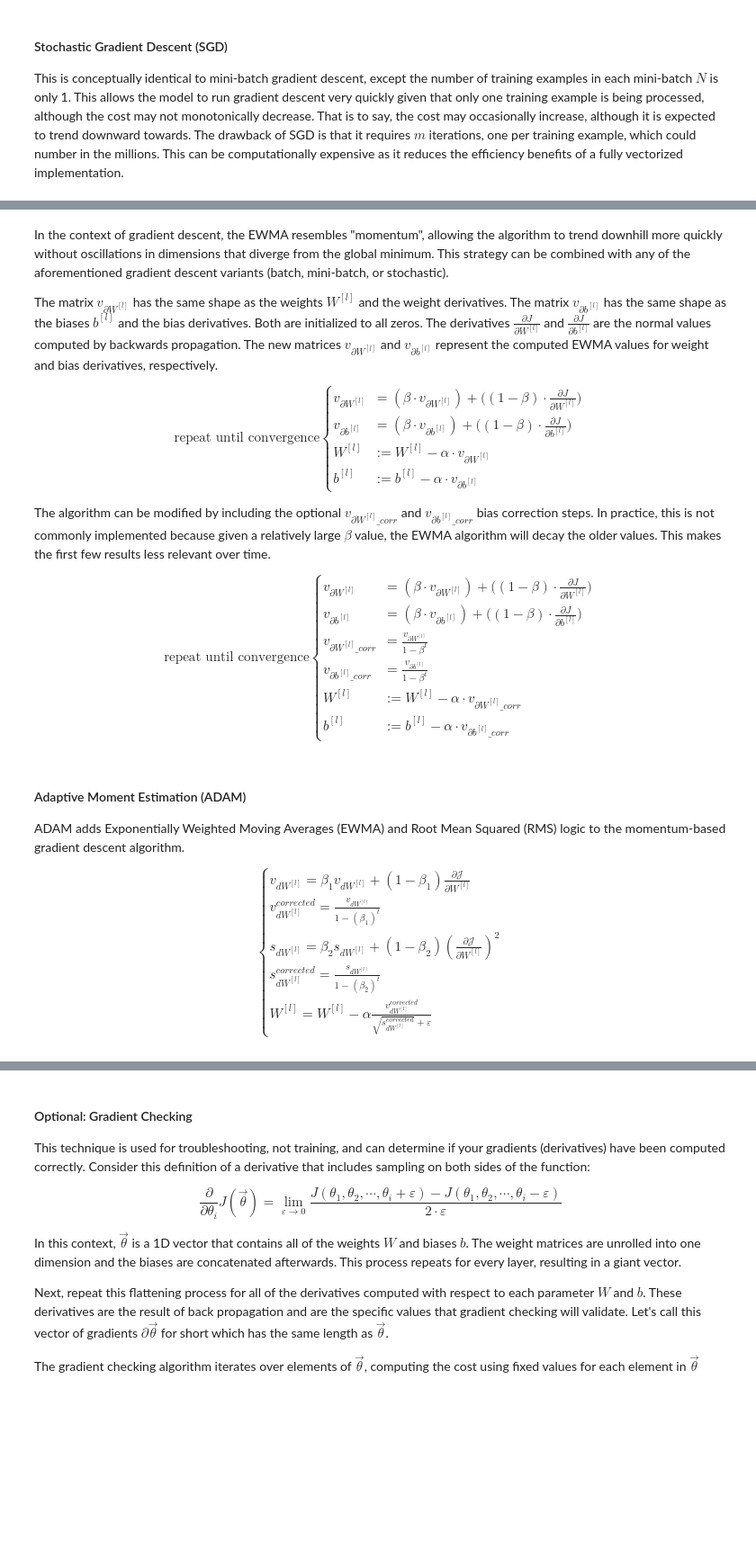
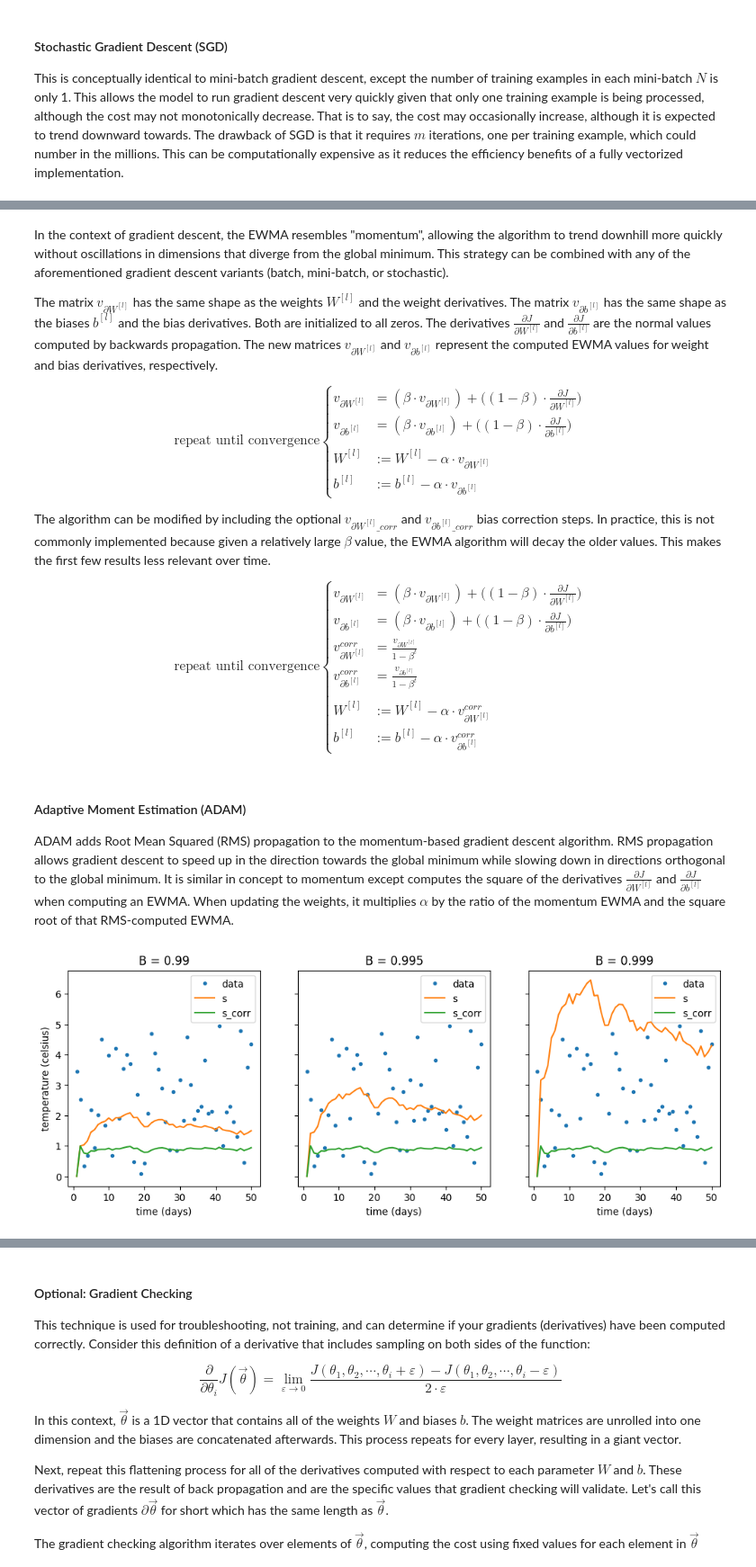
Before and after one commit to nickrusso42518/ml-qrg, a Jupyter notebook: ml_qrg.ipynb, the cells around one changed output, grey strips where cells are left out. Shown at 90% size. Saved outputs shown, nothing was run; the diff lists cells and outputs as text; code cells hidden in the pictures; blank space fills up the shorter version.

Commit message:
adam

```diff
--- a/ml_qrg.ipynb
+++ b/ml_qrg.ipynb
@@ -1002,6 +1002,7 @@ $$
 \begin{cases}
 v_{\partial W^{[l]}} & = (\beta \cdot v_{\partial W^{[l]}}) + \bigl((1 - \beta) \cdot \frac{\partial J}{\partial W^{[l]}}\bigr) \\
 v_{\partial b^{[l]}} & = (\beta \cdot v_{\partial b^{[l]}}) + \bigl((1 - \beta) \cdot \frac{\partial J}{\partial b^{[l]}}\bigr) \\
+\\
 W^{[l]} & := W^{[l]} - \alpha \cdot v_{\partial W^{[l]}} \\
 b^{[l]} & := b^{[l]} - \alpha \cdot v_{\partial b^{[l]}}
 \end{cases}
@@ -1014,22 +1015,48 @@ $$
 \begin{cases}
 v_{\partial W^{[l]}} & = (\beta \cdot v_{\partial W^{[l]}}) + \bigl((1 - \beta) \cdot \frac{\partial J}{\partial W^{[l]}}\bigr) \\
 v_{\partial b^{[l]}} & = (\beta \cdot v_{\partial b^{[l]}}) + \bigl((1 - \beta) \cdot \frac{\partial J}{\partial b^{[l]}}\bigr) \\
-v_{\partial W^{[l]}\_corr} & = \frac{v_{\partial W^{[l]}}}{1 - \beta^t} \\
-v_{\partial b^{[l]}\_corr} & = \frac{v_{\partial b^{[l]}}}{1 - \beta^t} \\
-W^{[l]} & := W^{[l]} - \alpha \cdot v_{\partial W^{[l]}\_corr} \\
-b^{[l]} & := b^{[l]} - \alpha \cdot v_{\partial b^{[l]}\_corr}
+v_{\partial W^{[l]}}^{corr} & = \frac{v_{\partial W^{[l]}}}{1 - \beta^t} \\
+v_{\partial b^{[l]}}^{corr} & = \frac{v_{\partial b^{[l]}}}{1 - \beta^t} \\
+\\
+W^{[l]} & := W^{[l]} - \alpha \cdot v_{\partial W^{[l]}}^{corr} \\
+b^{[l]} & := b^{[l]} - \alpha \cdot v_{\partial b^{[l]}}^{corr}
 \end{cases}
 $$
 # %% [markdown]
 #### Adaptive Moment Estimation (ADAM)
-ADAM adds Exponentially Weighted Moving Averages (EWMA) and Root Mean Squared (RMS) logic to the momentum-based gradient descent algorithm.
-
-$$
-\begin{cases}
-v_{dW^{[l]}} = \beta_1 v_{dW^{[l]}} + (1 - \beta_1) \frac{\partial \mathcal{J} }{ \partial W^{[l]} } \\
-v^{corrected}_{dW^{[l]}} = \frac{v_{dW^{[l]}}}{1 - (\beta_1)^t} \\
-s_{dW^{[l]}} = \beta_2 s_{dW^{[l]}} + (1 - \beta_2) (\frac{\partial \mathcal{J} }{\partial W^{[l]} })^2 \\
-s^{corrected}_{dW^{[l]}} = \frac{s_{dW^{[l]}}}{1 - (\beta_2)^t} \\
-W^{[l]} = W^{[l]} - \alpha \frac{v^{corrected}_{dW^{[l]}}}{\sqrt{s^{corrected}_{dW^{[l]}}} + \varepsilon}
-\end{cases}
-$$
+ADAM adds Root Mean Squared (RMS) propagation to the momentum-based gradient descent algorithm. RMS propagation allows gradient descent to speed up in the direction towards the global minimum while slowing down in directions orthogonal to the global minimum. It is similar in concept to momentum except computes the square of the derivatives $\frac{\partial J}{\partial W^{[l]}}$ and $\frac{\partial J}{\partial b^{[l]}}$ when computing an EWMA. When updating the weights, it multiplies $\alpha$ by the ratio of the momentum EWMA and the square root of that RMS-computed EWMA.
+# %%
+size_in = 50
+beta = np.array([0.99, 0.995, 0.999])
+x_in = np.arange(1, size_in + 1, 1)
+y_in = np.random.rand(size_in) * 5
+
+def rms_prop(size, y, B2, B1=0.9, epsilon=1e-8):
+    v, v_corr = np.zeros(size), np.zeros(size)
+    s, s_corr = np.zeros(size), np.zeros(size)
+    for t in range(1, len(v)):
+        v[t] = (B1 * v[t-1]) + ((1 - B1) * y[t])
+        v_corr[t] = v[t] / (1 - B1**t)
+
+        s[t] = (B2 * s[t-1]) + ((1 - B2) * y[t]**2)
+        s_corr[t] = s[t] / (1 - B2**t)
+
+    s = v / (np.sqrt(s) + epsilon)
+    s_corr = v_corr / (np.sqrt(s_corr) + epsilon)
+
+    return s, s_corr
+
+fig, ax = plt.subplots(nrows=1, ncols=len(beta), sharey=True)
+fig.set_size_inches(12, 4)
+ax[0].set_ylabel("temperature (celsius)")
+
+for B, axis in zip(beta, ax):
+    s, s_corr = rms_prop(size_in, y_in, B)
+    axis.set_title(f"B = {B}")
+    axis.set_xlabel("time (days)")
+    axis.plot(x_in, y_in, label="data", linestyle="", marker=".")
+    axis.plot(x_in, s, label="s")
+    axis.plot(x_in, s_corr, label="s_corr")
+    axis.legend()
+# %% [output]
+[figure, added]
```
Also changed, not shown: parts of 3 cells of this notebook.
